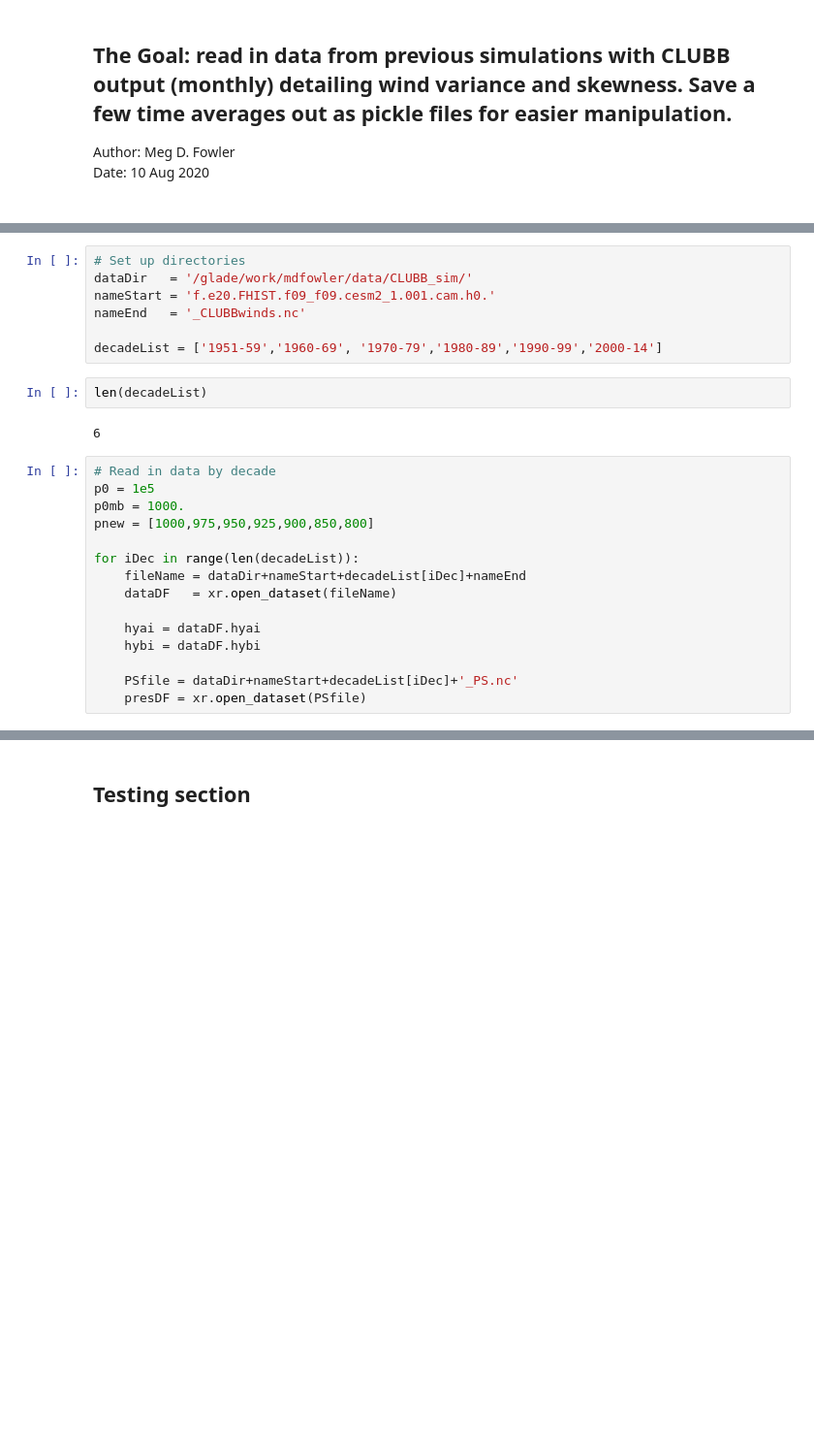
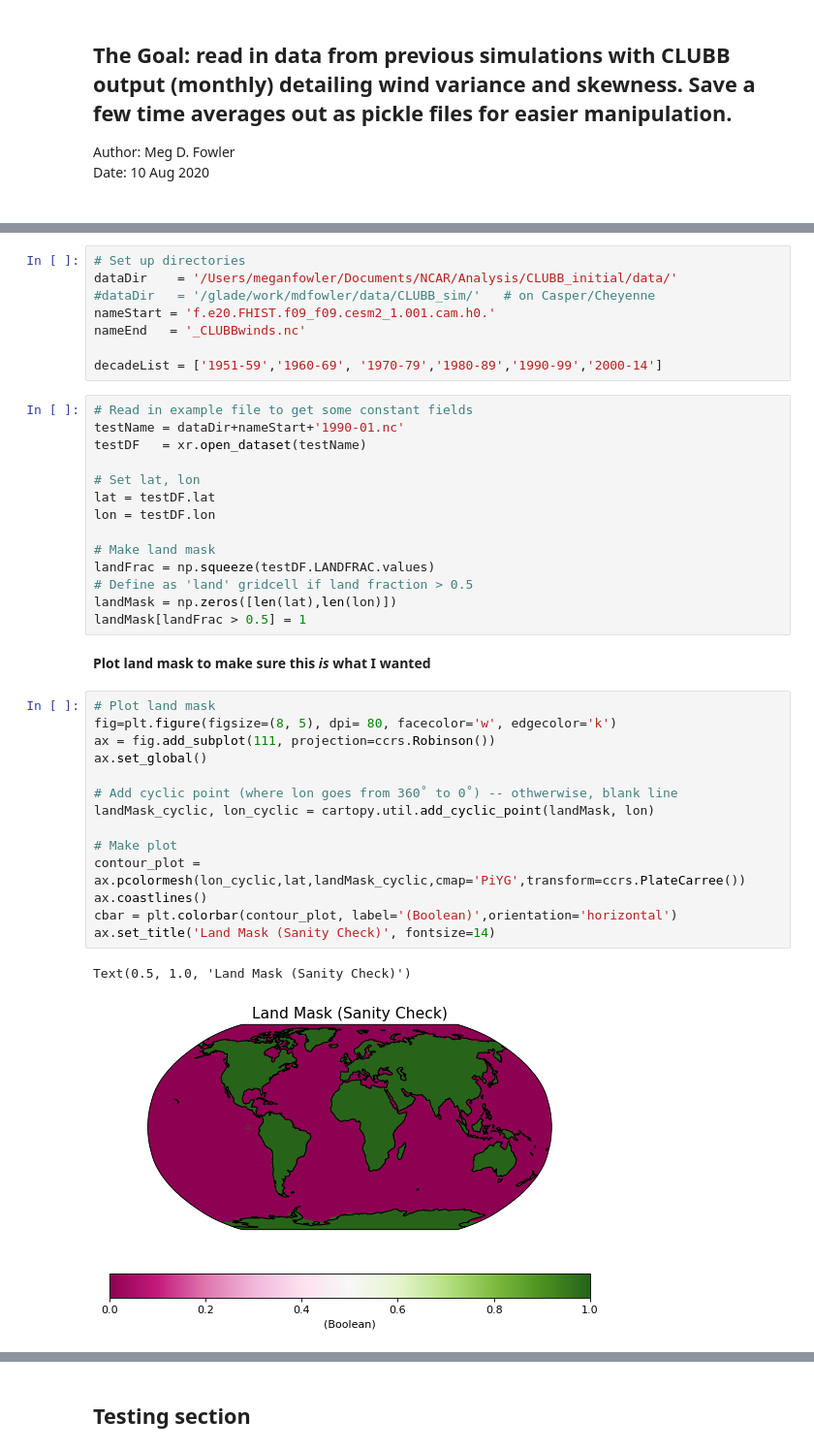
Before and after one commit to megandevlan/CLUBB_statistics, a Jupyter notebook: Read_CLUBB_data.ipynb, the cells around one changed output, grey strips where cells are left out. Shown at 97% size. Saved outputs shown, nothing was run; the diff lists cells and outputs as text; blank space fills up the shorter version.

```diff
--- a/Read_CLUBB_data.ipynb
+++ b/Read_CLUBB_data.ipynb
@@ -22,26 +27,41 @@ import xarray as xr
 # %%
 # Set up directories
-dataDir   = '/glade/work/mdfowler/data/CLUBB_sim/'
+dataDir    = '/Users/meganfowler/Documents/NCAR/Analysis/CLUBB_initial/data/'
+#dataDir   = '/glade/work/mdfowler/data/CLUBB_sim/'   # on Casper/Cheyenne
 nameStart = 'f.e20.FHIST.f09_f09.cesm2_1.001.cam.h0.'
 nameEnd   = '_CLUBBwinds.nc'
 
 decadeList = ['1951-59','1960-69', '1970-79','1980-89','1990-99','2000-14']
-# %%
-len(decadeList)
-# %% [output]
-6
-# %%
-# Read in data by decade
-p0 = 1e5
-p0mb = 1000.
-pnew = [1000,975,950,925,900,850,800]
-
-for iDec in range(len(decadeList)):
-    fileName = dataDir+nameStart+decadeList[iDec]+nameEnd
-    dataDF   = xr.open_dataset(fileName)
-
-    hyai = dataDF.hyai
-    hybi = dataDF.hybi
-
-    PSfile = dataDir+nameStart+decadeList[iDec]+'_PS.nc'
-    presDF = xr.open_dataset(PSfile)
+# %%
+# Read in example file to get some constant fields
+testName = dataDir+nameStart+'1990-01.nc'
+testDF   = xr.open_dataset(testName)
+
+# Set lat, lon
+lat = testDF.lat
+lon = testDF.lon
+
+# Make land mask
+landFrac = np.squeeze(testDF.LANDFRAC.values)
+# Define as 'land' gridcell if land fraction > 0.5
+landMask = np.zeros([len(lat),len(lon)])
+landMask[landFrac > 0.5] = 1
+# %% [markdown]
+**Plot land mask to make sure this <i>is</i> what I wanted**
+# %%
+# Plot land mask
+fig=plt.figure(figsize=(8, 5), dpi= 80, facecolor='w', edgecolor='k')
+ax = fig.add_subplot(111, projection=ccrs.Robinson())
+ax.set_global()
+
+# Add cyclic point (where lon goes from 360˚ to 0˚) -- othwerwise, blank line
+landMask_cyclic, lon_cyclic = cartopy.util.add_cyclic_point(landMask, lon)
+
+# Make plot
+contour_plot = ax.pcolormesh(lon_cyclic,lat,landMask_cyclic,cmap='PiYG',transform=ccrs.PlateCarree())
+ax.coastlines()
+cbar = plt.colorbar(contour_plot, label='(Boolean)',orientation='horizontal')
+ax.set_title('Land Mask (Sanity Check)', fontsize=14)
+# %% [output]
+Text(0.5, 1.0, 'Land Mask (Sanity Check)')
+[figure, added]
```
Also changed, not shown: parts of 45 cells of this notebook.
